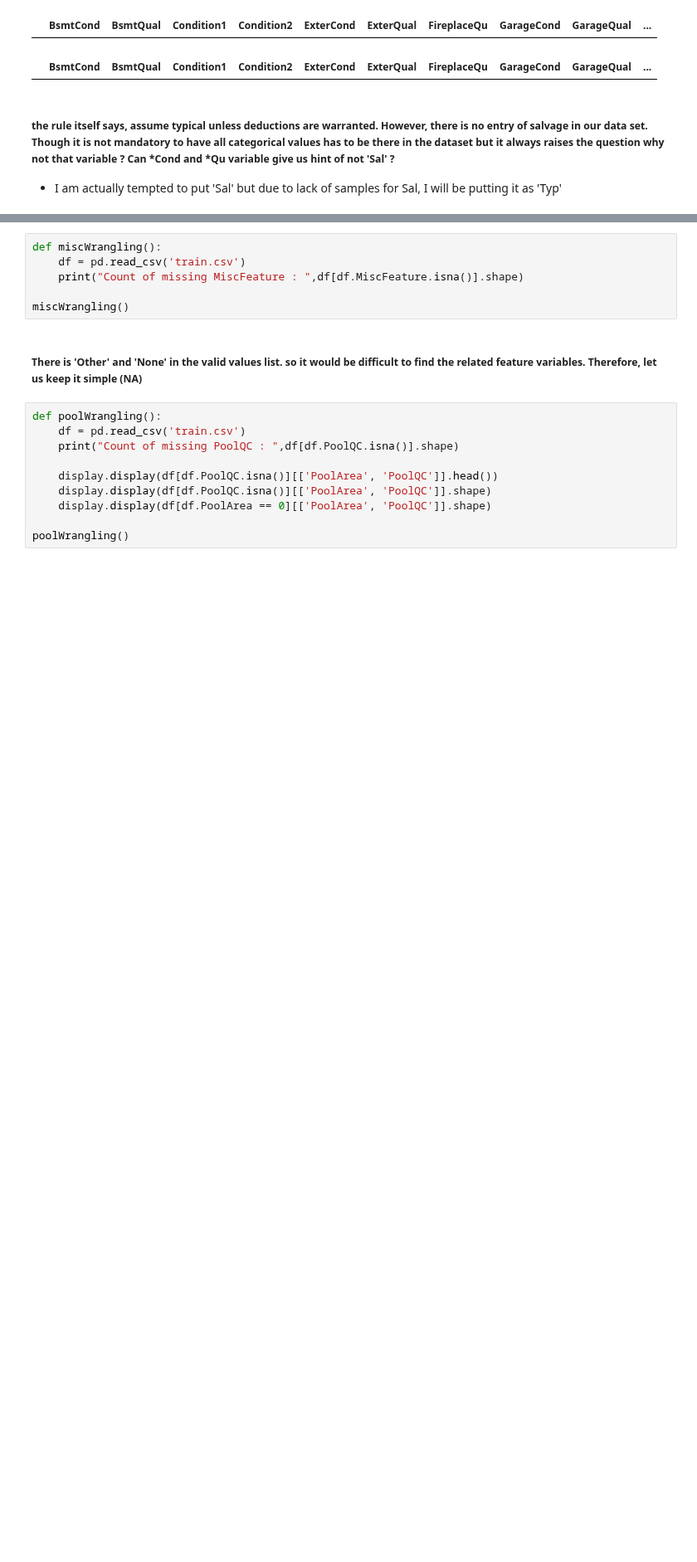
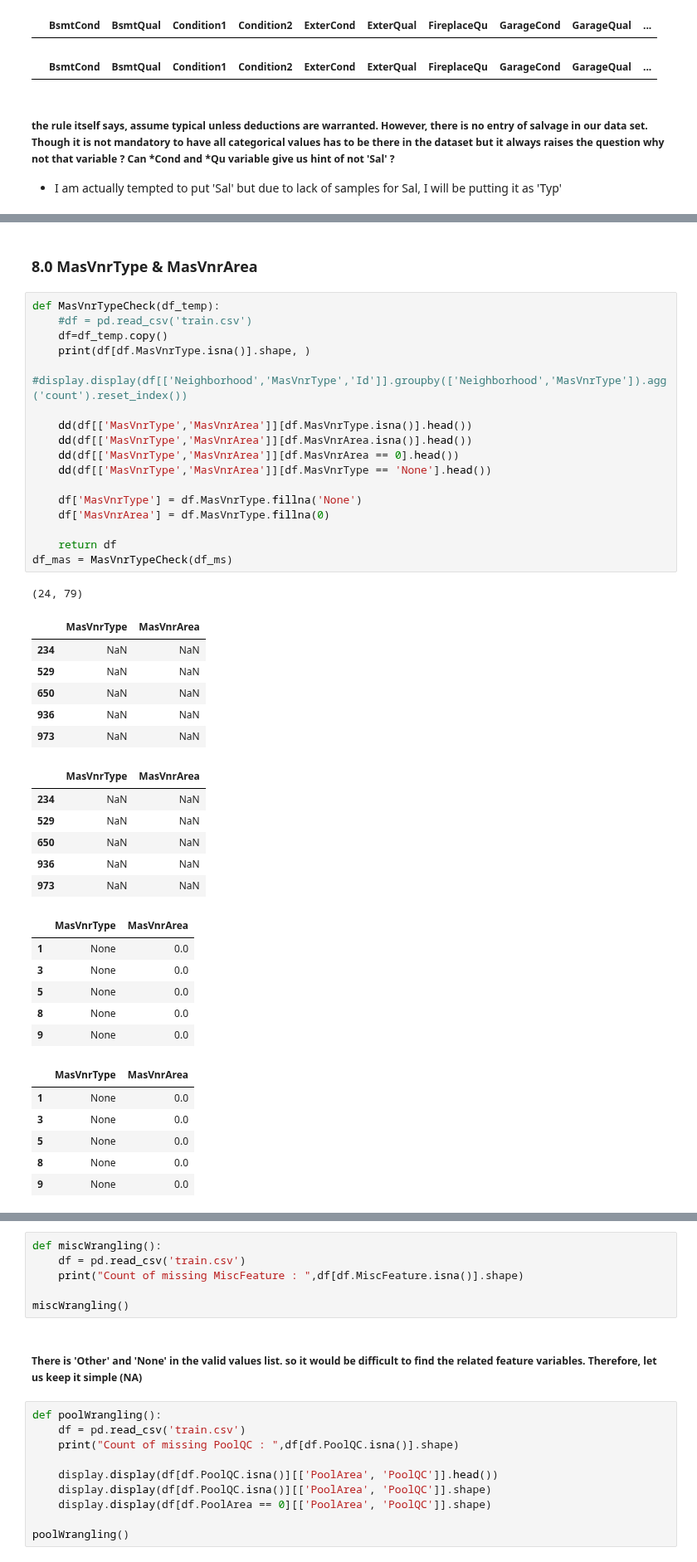
Before and after one commit to PadmarajBhat/Kaggle-Dataset-Exploration, a Jupyter notebook: House Prices- Advanced Regression Techniques/Data Wrangling/House Prices - ART(Wrangling).ipynb, the cells around one changed output, grey strips where cells are left out. Shown at 83% size. Cells and saved outputs as stored; diff of their text form; blank space fills up the shorter version.

```diff
--- a/House Prices- Advanced Regression Techniques/Data Wrangling/House Prices - ART(Wrangling).ipynb
+++ b/House Prices- Advanced Regression Techniques/Data Wrangling/House Prices - ART(Wrangling).ipynb
@@ -601,0 +678,45 @@ df_funct = functionalWrangle(df_fence)
+# %% [markdown]
+### 8.0 MasVnrType & MasVnrArea
+# %%
+def MasVnrTypeCheck(df_temp):
+    #df = pd.read_csv('train.csv')
+    df=df_temp.copy()
+    print(df[df.MasVnrType.isna()].shape, )
+    #display.display(df[['Neighborhood','MasVnrType','Id']].groupby(['Neighborhood','MasVnrType']).agg('count').reset_index())
+
+    dd(df[['MasVnrType','MasVnrArea']][df.MasVnrType.isna()].head())
+    dd(df[['MasVnrType','MasVnrArea']][df.MasVnrArea.isna()].head())
+    dd(df[['MasVnrType','MasVnrArea']][df.MasVnrArea == 0].head())
+    dd(df[['MasVnrType','MasVnrArea']][df.MasVnrType == 'None'].head())
+
+    df['MasVnrType'] = df.MasVnrType.fillna('None')
+    df['MasVnrArea'] = df.MasVnrType.fillna(0)
+
+    return df
+df_mas = MasVnrTypeCheck(df_ms)
+# %% [output]
+(24, 79)
+|  | MasVnrType | MasVnrArea |
+| 234 | NaN | NaN |
+| 529 | NaN | NaN |
+| 650 | NaN | NaN |
+| 936 | NaN | NaN |
+| 973 | NaN | NaN |
+|  | MasVnrType | MasVnrArea |
+| 234 | NaN | NaN |
+| 529 | NaN | NaN |
+| 650 | NaN | NaN |
+| 936 | NaN | NaN |
+| 973 | NaN | NaN |
+|  | MasVnrType | MasVnrArea |
+| 1 | None | 0.0 |
+| 3 | None | 0.0 |
+| 5 | None | 0.0 |
+| 8 | None | 0.0 |
+| 9 | None | 0.0 |
+|  | MasVnrType | MasVnrArea |
+| 1 | None | 0.0 |
+| 3 | None | 0.0 |
+| 5 | None | 0.0 |
+| 8 | None | 0.0 |
+| 9 | None | 0.0 |
```
Also changed, not shown: parts of 16 cells of this notebook.
